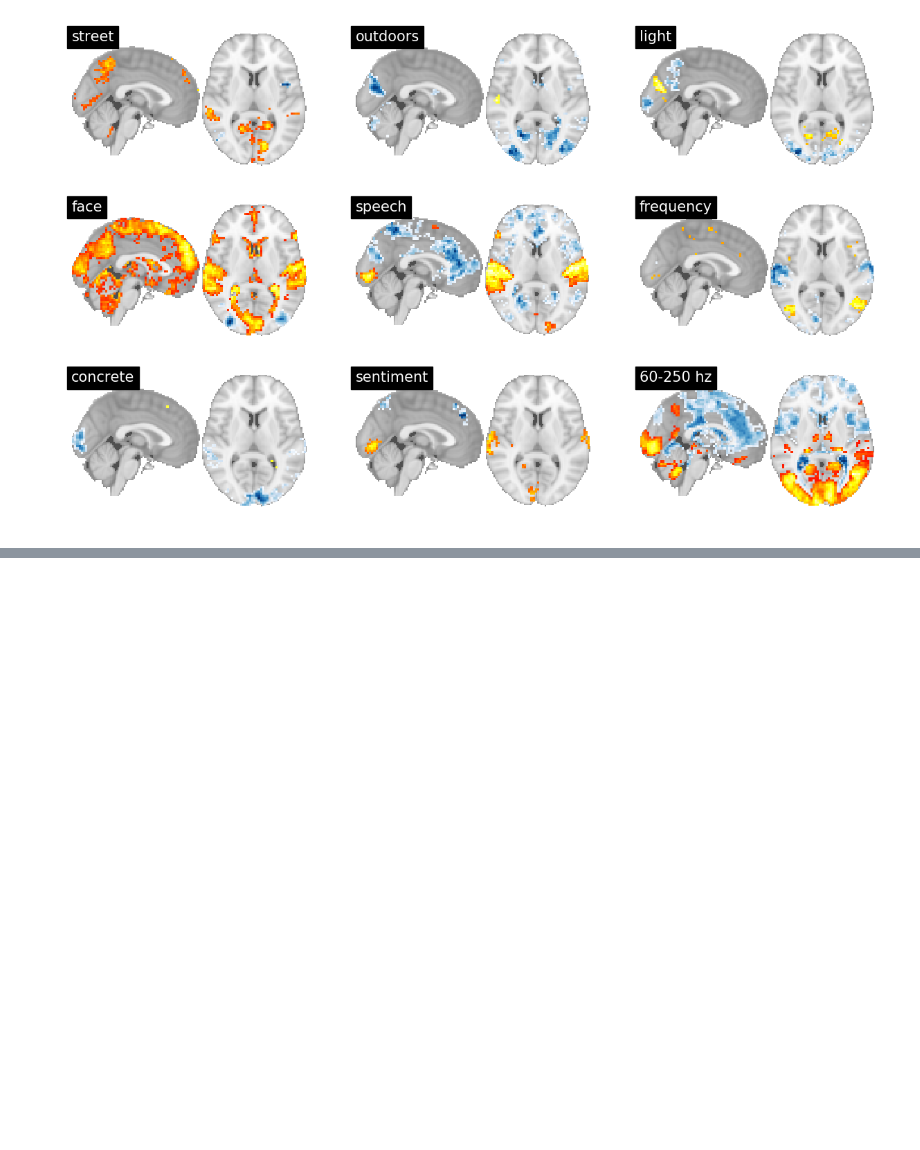
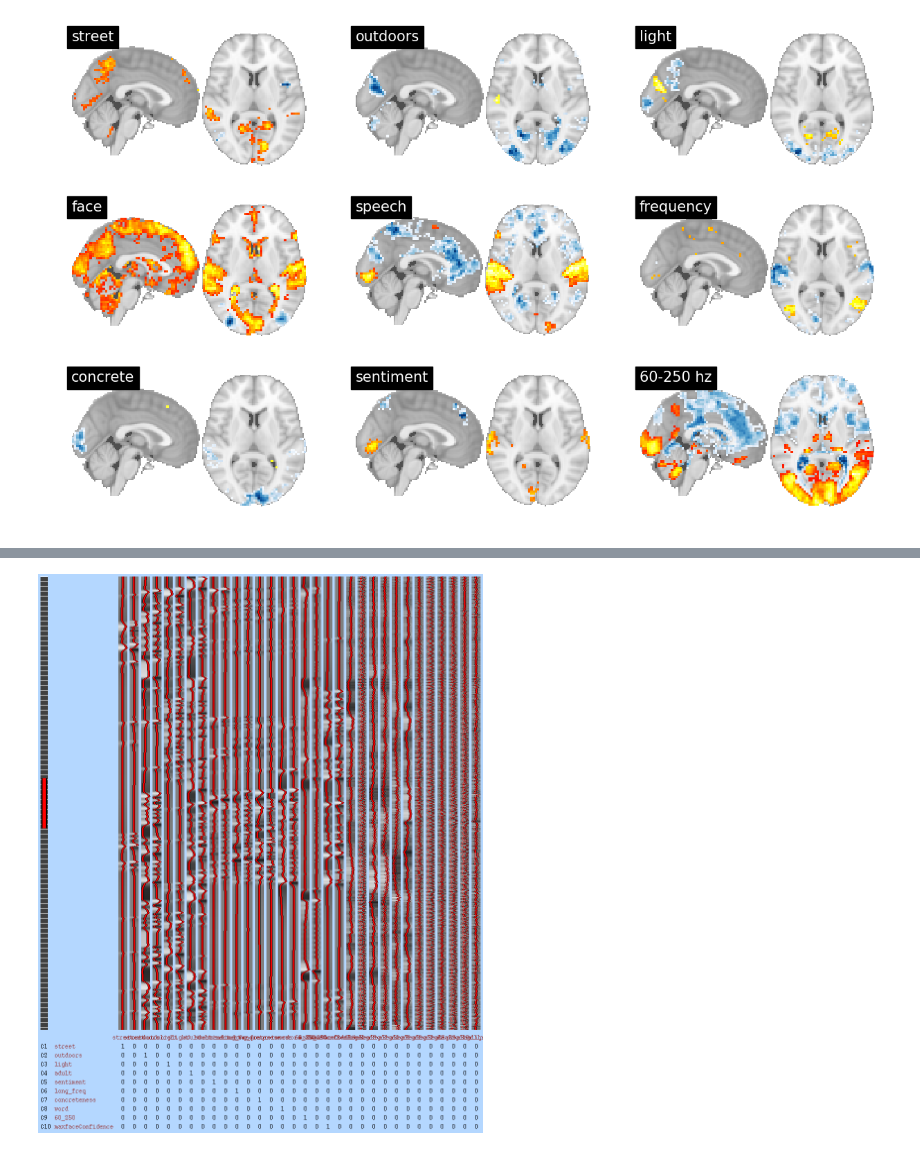
Before and after one commit to adelavega/neuroscout_scripts, a Jupyter notebook: notebooks/KDD_2017/pliers kdd paper.ipynb, the cells around one changed output, grey strips where cells are left out. Saved outputs shown, nothing was run; the diff lists cells and outputs as text; code cells hidden in the pictures; blank space fills up the shorter version.

```diff
--- a/notebooks/KDD_2017/pliers kdd paper.ipynb
+++ b/notebooks/KDD_2017/pliers kdd paper.ipynb
@@ -135,0 +157,4 @@ plt.savefig('kdd_fmri_plot_PA.png', transparent=False)
+# %%
+Image(p)
+# %% [output]
+[figure, added]
```
Also changed, not shown: parts of 8 cells of this notebook, 3 other files.
